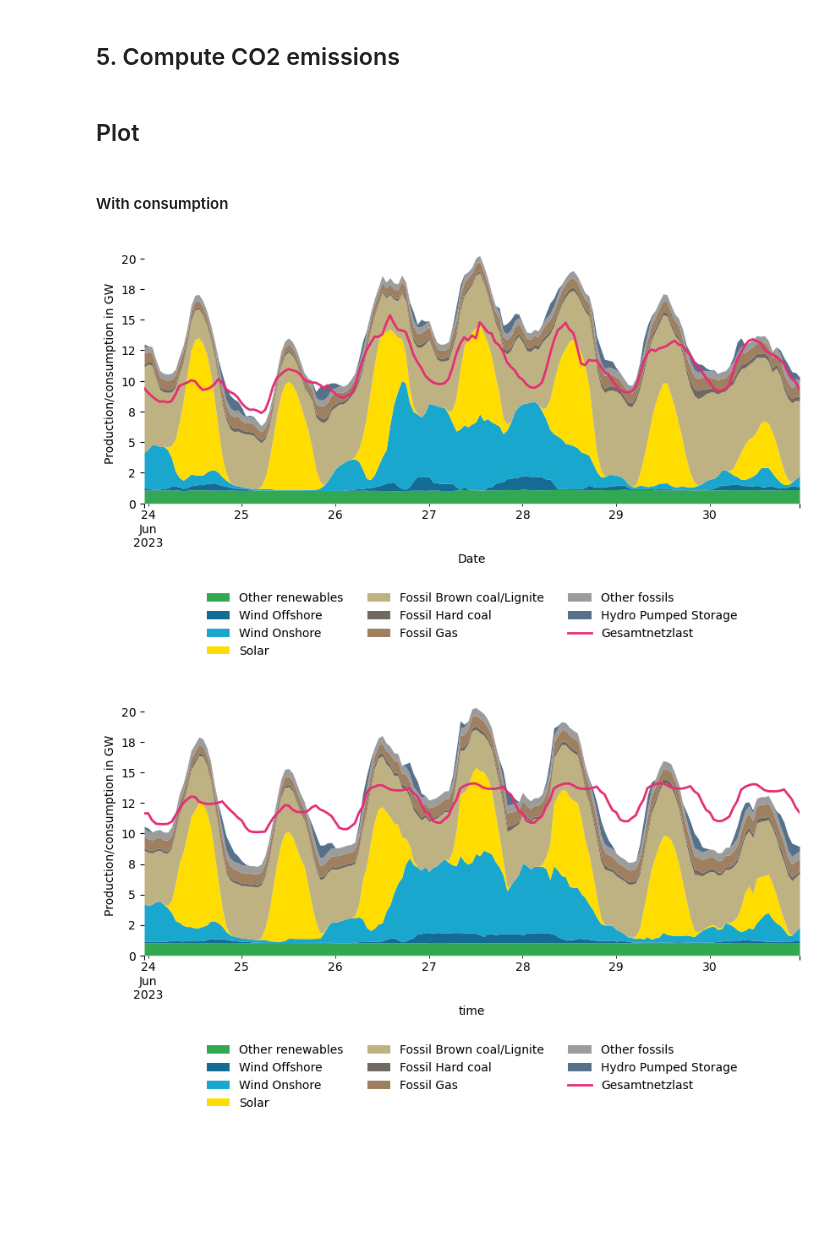
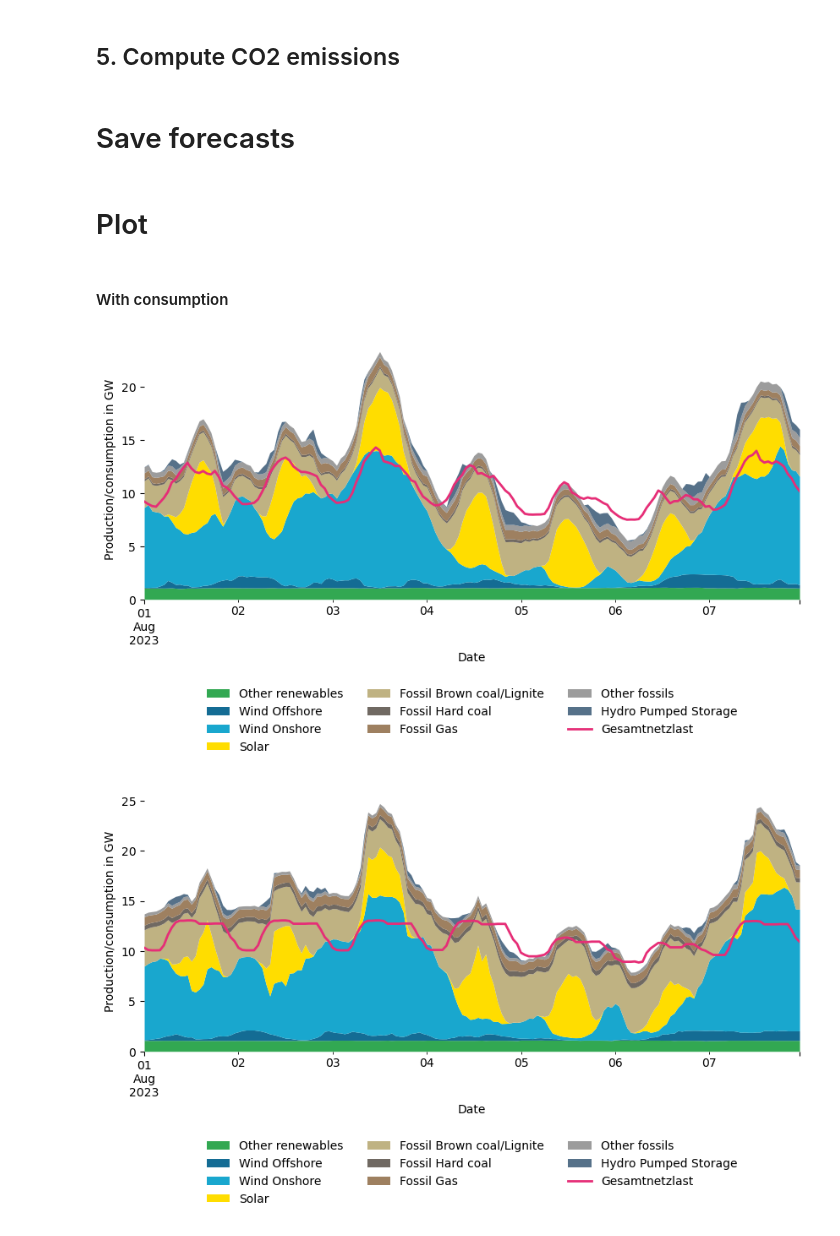
Before and after one commit to PiaSchroeder/REpred, a Jupyter notebook: RE_prediction.ipynb, the cells around one changed output. Saved outputs shown, nothing was run; the diff lists cells and outputs as text; code cells hidden in the pictures; blank space fills up the shorter version.

Commit message:
Updated plotting in model fitting and ran forecast for 1-8 August

```diff
--- a/RE_prediction.ipynb
+++ b/RE_prediction.ipynb
@@ -65,17 +63,17 @@ model_path = "models"
 ## 0. Get real data from entso-e for comparison
 Only for forecast periods that lie in the past.
 # %%
-LOAD_FROM_FILE = 1
+LOAD_FROM_FILE = 0
+entsoe_path = f"{save_path}/entsoe"
+if not os.path.isdir(entsoe_path):
+    os.makedirs(entsoe_path)
 # %% [markdown]
 ##### Generation data
 # %%
 if PAST:
     if LOAD_FROM_FILE:
-        generation_df = pd.read_parquet(f"{save_path}/entsoe/generation_{start.strftime('%Y%m%d')}-{end.strftime('%Y%m%d')}.parquet")
+        generation_df = pd.read_parquet(f"{entsoe_path}/generation_{start.strftime('%Y%m%d')}-{end.strftime('%Y%m%d')}.parquet")
     else:
         area_code = "10YDE-VE-------2" # 50Hertz control area
-        generation_df = get_generation_data(area_code, start, end+timedelta(days=1))
-        trg_dir = f"{save_path}/entsoe/"
-        if not os.path.isdir(trg_dir):
-            os.makedirs(trg_dir)
-        generation_df.to_parquet(f"{trg_dir}/generation_{start.strftime('%Y%m%d')}-{end.strftime('%Y%m%d')}.parquet")
+        generation_df = get_generation_data(area_code, start, end)
+        generation_df.to_parquet(f"{entsoe_path}/generation_{start.strftime('%Y%m%d')}-{end.strftime('%Y%m%d')}.parquet")
@@ -99,22 +100,13 @@ if PAST:
     if LOAD_FROM_FILE:
         consumption_df = pd.read_parquet(f"{save_path}/consumption/consumption_{start.strftime('%Y%m%d')}-{end.strftime('%Y%m%d')}.parquet")
     else:
-        consumption_csv = f"{fpath}/smard/Realisierter_Stromverbrauch_{start.strftime('%Y%m%d0000')}_{end.strftime('%Y%m%d2359')}_Stunde.csv"
+        consumption_csv = f"{save_path}/smard/Realisierter_Stromverbrauch_{start.strftime('%Y%m%d0000')}_{(end-timedelta(minutes=1)).strftime('%Y%m%d2359')}_Stunde.csv"
         consumption_df = pd.read_csv(consumption_csv, delimiter=";")
-        # Quick fix for different languages returned by smard
-        consumption_df = consumption_df.rename(columns={\
-            "Datum":"Date",
-            "Anfang":"Start",
-            "Ende":"End",
-            "Gesamt (Netzlast) [MWh] Berechnete Auflösungen":"Gesamt (Netzlast) [MWh] Calculated resolutions",
-            "Residuallast [MWh] Berechnete Auflösungen":"Residuallast [MWh] Calculated resolutions",
-            "Pumpspeicher [MWh] Berechnete Auflösungen":"Pumpspeicher [MWh] Calculated resolutions",
-        })
         consumption_df = clean_consumption(consumption_df, generation_df)
-        trg_dir = f"{save_path}/consumption/"
-        if not os.path.isdir(trg_dir):
-            os.makedirs(trg_dir)
-        consumption_df.to_parquet(f"{trg_dir}/consumption_{start.strftime('%Y%m%d')}-{end.strftime('%Y%m%d')}.parquet")
+        consumption_path = f"{save_path}/consumption/"
+        if not os.path.isdir(consumption_path):
+            os.makedirs(consumption_path)
+        consumption_df.to_parquet(f"{consumption_path}/consumption_{start.strftime('%Y%m%d')}-{end.strftime('%Y%m%d')}.parquet")
 # %% [markdown]
 ##### CO2 emissions
 # %%
@@ -617,0 +526,2 @@ pred_emission_df = compute_emissions(pred_generation_df)
+# %% [markdown]
+# Save forecasts
@@ -618,5 +533,5 @@ pred_emission_df = compute_emissions(pred_generation_df)
 # %% [markdown]
-## Plot
+# Plot
 # %%
 color_dict = {
     "Fossil Brown coal/Lignite": "#bfb282",
@@ -634,12 +549,12 @@ color_dict = {
 # %%
 # Actual
 if PAST:
-    plot_generation(generation_df, color_dict, cons_df=consumption_df, days=7)
+    plot_generation(generation_df, color_dict, cons_df=consumption_df)
 # %% [output]
-[figure, old version]
+[figure, new version]
 # %%
 # Predicted
-plot_generation(pred_generation_df, color_dict, cons_df=pred_consumption_df, days=7)
+plot_generation(generation_forecast, color_dict, cons_df=consumption_forecast)
 # %% [output]
-[figure, old version]
+[figure, new version]
 # %% [markdown]
```
Also changed, not shown: parts of 75 cells of this notebook, 15 other files.
